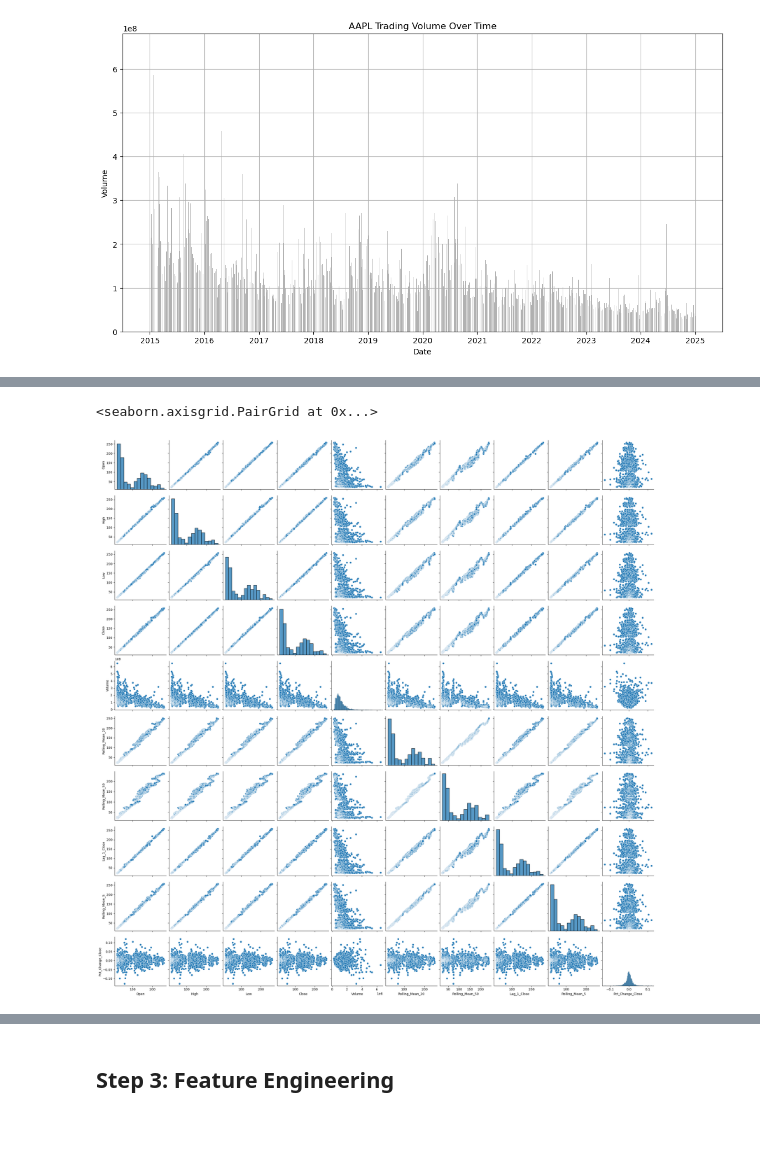
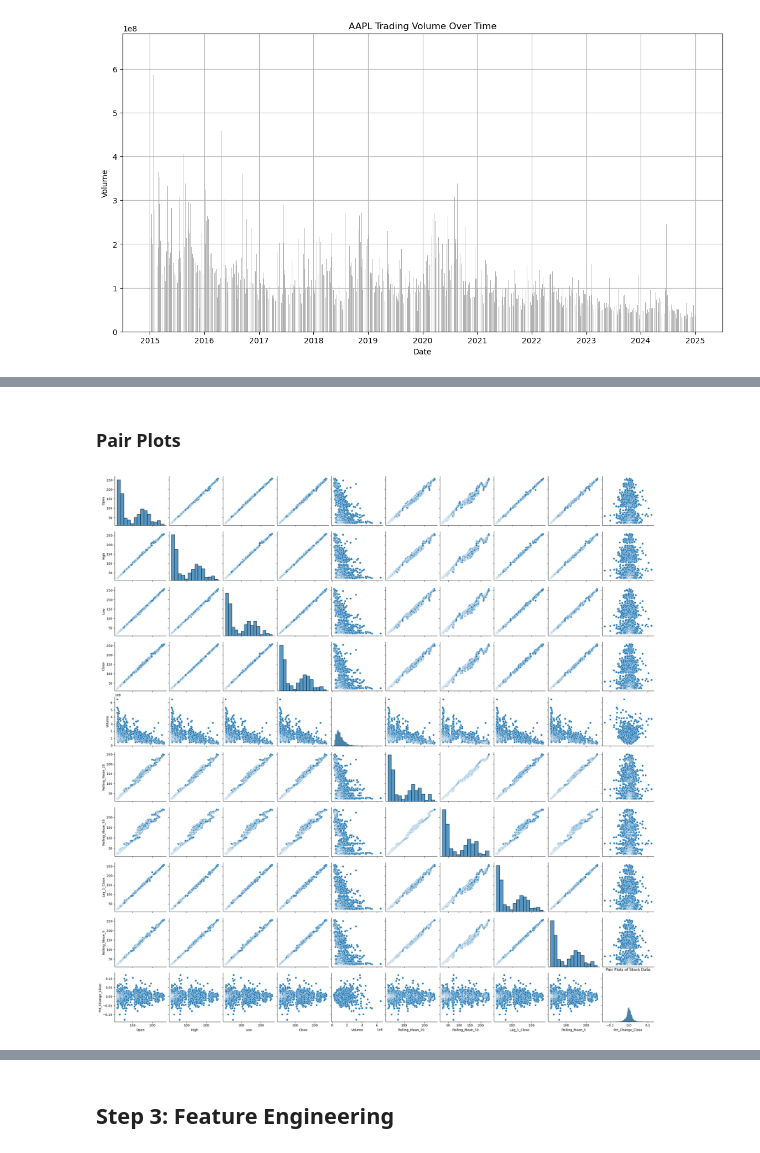
Before and after one commit to saksham3232/Stock-Price-Prediction-Analysis, a Jupyter notebook: stock_price_prediction.ipynb, the cells around one changed output, grey strips where cells are left out. Saved outputs shown, nothing was run; the diff lists cells and outputs as text; code cells hidden in the pictures.

```diff
--- a/stock_price_prediction.ipynb
+++ b/stock_price_prediction.ipynb
@@ -156,5 +157,8 @@ sns.heatmap(stock_data.corr(), annot=True, cmap='coolwarm',linecolor='black')
-# %%
-sns.pairplot(stock_data)
-# %% [output]
-<seaborn.axisgrid.PairGrid at 0x...>
-[figure, removed]
+# %% [markdown]
+### Pair Plots
+# %%
+sns.pairplot(stock_data)
+plt.title('Pair Plots of Stock Data')
+plt.show()
+# %% [output]
+[figure, added]
```
Also changed, not shown: parts of 8 cells of this notebook.
